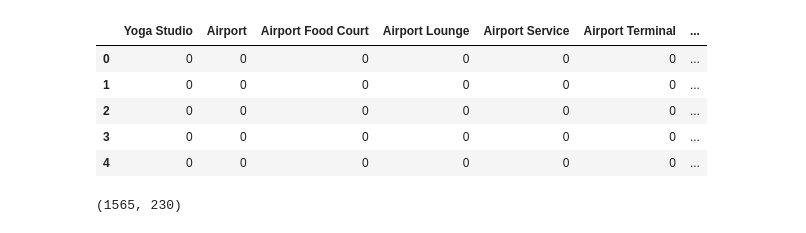
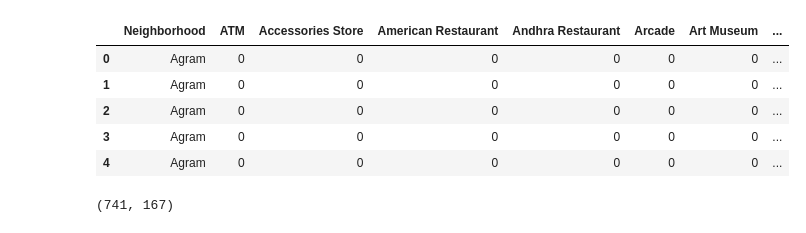
Before and after one commit to gopalsadige/battleofneighborhoods, a Jupyter notebook: SegmentingandClusteringNeighborhoodsinToronto.ipynb, the cells around one changed output. Saved outputs shown, nothing was run; the diff lists cells and outputs as text; code cells hidden in the pictures.

```diff
--- a/SegmentingandClusteringNeighborhoodsinToronto.ipynb
+++ b/SegmentingandClusteringNeighborhoodsinToronto.ipynb
@@ -139,0 +79,3 @@ toronto_data.head()
+# %%
+bangalore_data.drop(bangalore_data.columns[bangalore_data.columns.str.contains('unnamed',case = False)],axis = 1, inplace = True)
+bangalore_data.head()
@@ -139,0 +91,7 @@ toronto_data.head()
+# %%
+address = 'Bengaluru, Karnataka'
+geolocator = Nominatim(user_agent="blr_explorer")
+location = geolocator.geocode(address)
+latitude = location.latitude
+longitude = location.longitude
+print('The geographical coordinate of Bangalore are {}, {}.'.format(latitude, longitude))
@@ -139,0 +102,19 @@ toronto_data.head()
+# %%
+# create map of Bangalore using latitude and longitude values
+blr_map = folium.Map(location=[latitude, longitude], zoom_start=11)
+
+# add markers to map
+for lat, lng, location in zip(bangalore_data['Latitude'], bangalore_data['Longitude'], bangalore_data['Neighborhood']):
+    label = '{}'.format(location)
+    label = folium.Popup(label, parse_html=True)
+    folium.CircleMarker(
+        [lat, lng],
+        radius=5,
+        popup=label,
+        color='blue',
+        fill=True,
+        fill_color='#3186cc',
+        fill_opacity=0.7,
+        parse_html=False).add_to(blr_map)
+
+blr_map
@@ -185,6 +182,6 @@ def getNearbyVenues(names, latitudes, longitudes, radius=500):
 # %%
-toronto_venues = getNearbyVenues(names=toronto_data['Neighborhood'],
-                                   latitudes=toronto_data['Latitude'],
-                                   longitudes=toronto_data['Longitude']
+bangalore_venues = getNearbyVenues(names=bangalore_data['Neighborhood'],
+                                   latitudes=bangalore_data['Latitude'],
+                                   longitudes=bangalore_data['Longitude']
                                   )
 # %% [output]
@@ -244,24 +267,24 @@ There are 230 uniques categories.
 # %%
 # one hot encoding
-toronto_onehot = pd.get_dummies(toronto_venues[['Venue Category']], prefix="", prefix_sep="")
+bangalore_onehot = pd.get_dummies(bangalore_venues[['Venue Category']], prefix="", prefix_sep="")
 
 # add neighborhood column back to dataframe
-toronto_onehot['Neighborhood'] = toronto_venues['Neighborhood']
+bangalore_onehot['Neighborhood'] = bangalore_venues['Neighborhood']
 
 # move neighborhood column to the first column
-fixed_columns = [toronto_onehot.columns[-1]] + list(toronto_onehot.columns[:-1])
-toronto_onehot = toronto_onehot[fixed_columns]
+fixed_columns = [bangalore_onehot.columns[-1]] + list(bangalore_onehot.columns[:-1])
+bangalore_onehot = bangalore_onehot[fixed_columns]
 
-toronto_onehot.head()
+bangalore_onehot.head()
 # %% [output]
-|  | Yoga Studio | Airport | Airport Food Court | Airport Lounge | Airport Service | Airport Terminal | ... |
-| 0 | 0 | 0 | 0 | 0 | 0 | 0 | ... |
-| 1 | 0 | 0 | 0 | 0 | 0 | 0 | ... |
-| 2 | 0 | 0 | 0 | 0 | 0 | 0 | ... |
-| 3 | 0 | 0 | 0 | 0 | 0 | 0 | ... |
-| 4 | 0 | 0 | 0 | 0 | 0 | 0 | ... |
+|  | Neighborhood | ATM | Accessories Store | American Restaurant | Andhra Restaurant | Arcade | Art Museum | ... |
+| 0 | Agram | 0 | 0 | 0 | 0 | 0 | 0 | ... |
+| 1 | Agram | 0 | 0 | 0 | 0 | 0 | 0 | ... |
+| 2 | Agram | 0 | 0 | 0 | 0 | 0 | 0 | ... |
+| 3 | Agram | 0 | 0 | 0 | 0 | 0 | 0 | ... |
+| 4 | Agram | 0 | 0 | 0 | 0 | 0 | 0 | ... |
 # %%
-toronto_onehot.shape
+bangalore_onehot.shape
 # %% [output]
-(1565, 230)
+(741, 167)
 # %%
```
Also changed, not shown: parts of 68 cells of this notebook.
